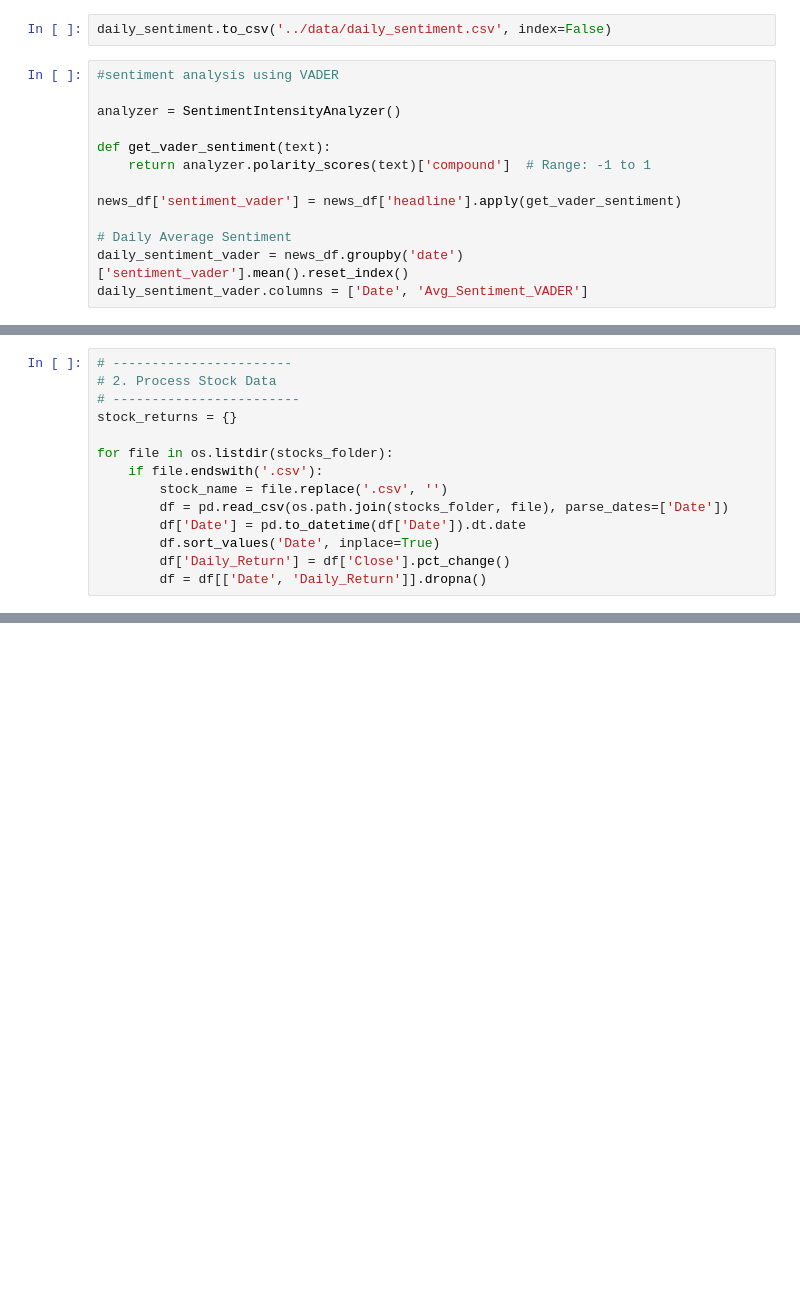
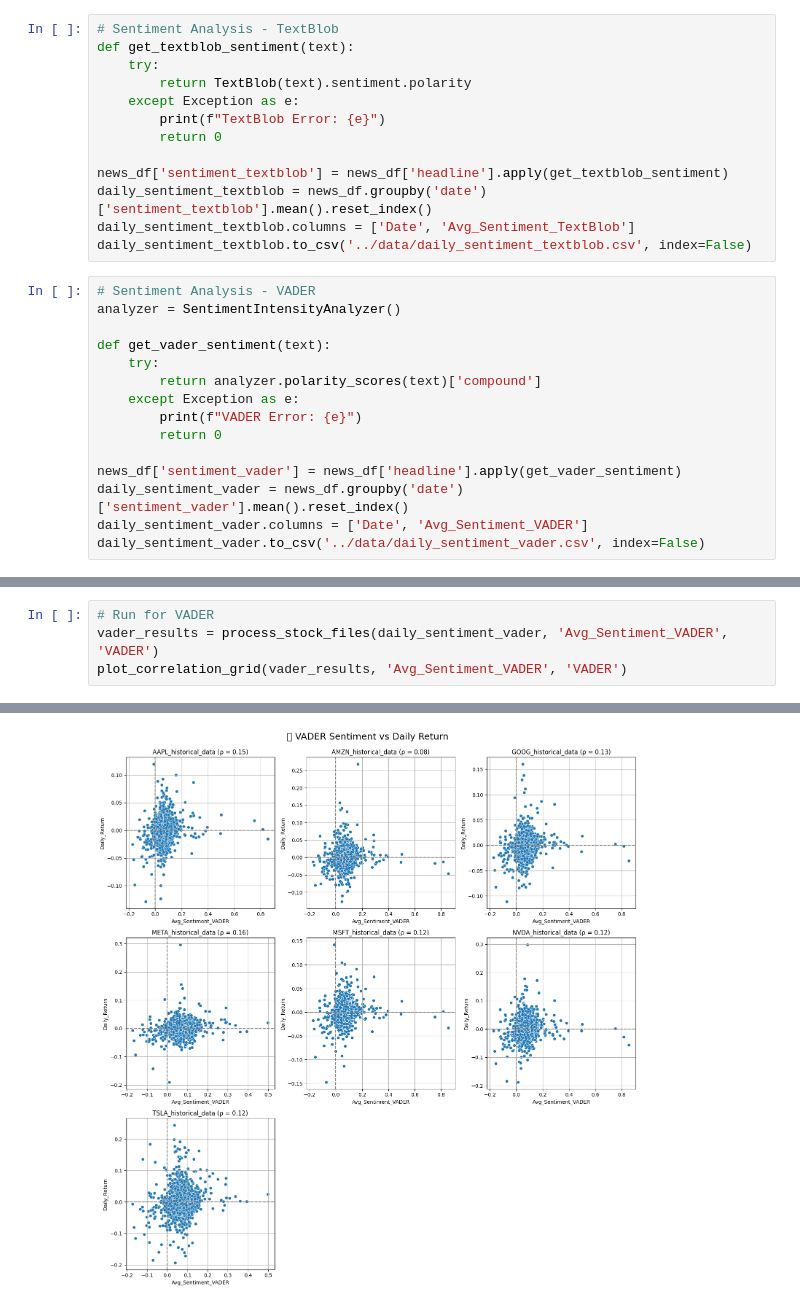
Before and after one commit to meron-23/Predicting-Price-Moves-with-News-Sentiment, a Jupyter notebook: notebooks/news_vs_stock_movement.ipynb, the cells around one changed output, grey strips where cells are left out. Saved outputs shown, nothing was run; the diff lists cells and outputs as text; blank space fills up the shorter version.

Commit message:
fix news_vs_stock_movement notebook to includ oop and modularity

```diff
--- a/notebooks/news_vs_stock_movement.ipynb
+++ b/notebooks/news_vs_stock_movement.ipynb
@@ -34,16 +17,29 @@ daily_sentiment.columns = ['Date', 'Avg_Sentiment']
 # %%
-daily_sentiment.to_csv('../data/daily_sentiment.csv', index=False)
+# Sentiment Analysis - TextBlob
+def get_textblob_sentiment(text):
+    try:
+        return TextBlob(text).sentiment.polarity
+    except Exception as e:
+        print(f"TextBlob Error: {e}")
+        return 0
+
+news_df['sentiment_textblob'] = news_df['headline'].apply(get_textblob_sentiment)
+daily_sentiment_textblob = news_df.groupby('date')['sentiment_textblob'].mean().reset_index()
+daily_sentiment_textblob.columns = ['Date', 'Avg_Sentiment_TextBlob']
+daily_sentiment_textblob.to_csv('../data/daily_sentiment_textblob.csv', index=False)
 # %%
-#sentiment analysis using VADER
-
+# Sentiment Analysis - VADER
 analyzer = SentimentIntensityAnalyzer()
 
 def get_vader_sentiment(text):
-    return analyzer.polarity_scores(text)['compound']  # Range: -1 to 1
+    try:
+        return analyzer.polarity_scores(text)['compound']
+    except Exception as e:
+        print(f"VADER Error: {e}")
+        return 0
 
 news_df['sentiment_vader'] = news_df['headline'].apply(get_vader_sentiment)
-
-# Daily Average Sentiment
 daily_sentiment_vader = news_df.groupby('date')['sentiment_vader'].mean().reset_index()
 daily_sentiment_vader.columns = ['Date', 'Avg_Sentiment_VADER']
+daily_sentiment_vader.to_csv('../data/daily_sentiment_vader.csv', index=False)
 # %%
@@ -51,14 +97,5 @@ daily_sentiment_vader.to_csv('../data/daily_sentiment_vader.csv', index=False)
 # %%
-# -----------------------
-# 2. Process Stock Data
-# ------------------------
-stock_returns = {}
-
-for file in os.listdir(stocks_folder):
-    if file.endswith('.csv'):
-        stock_name = file.replace('.csv', '')
-        df = pd.read_csv(os.path.join(stocks_folder, file), parse_dates=['Date'])
-        df['Date'] = pd.to_datetime(df['Date']).dt.date
-        df.sort_values('Date', inplace=True)
-        df['Daily_Return'] = df['Close'].pct_change()
-        df = df[['Date', 'Daily_Return']].dropna()
+# Run for VADER
+vader_results = process_stock_files(daily_sentiment_vader, 'Avg_Sentiment_VADER', 'VADER')
+plot_correlation_grid(vader_results, 'Avg_Sentiment_VADER', 'VADER')
+# %% [output]
@@ -65 +109,2 @@ for file in os.listdir(stocks_folder):
+[figure, added]
 # %%
```
Also changed, not shown: parts of 10 cells of this notebook, 3 other files.
